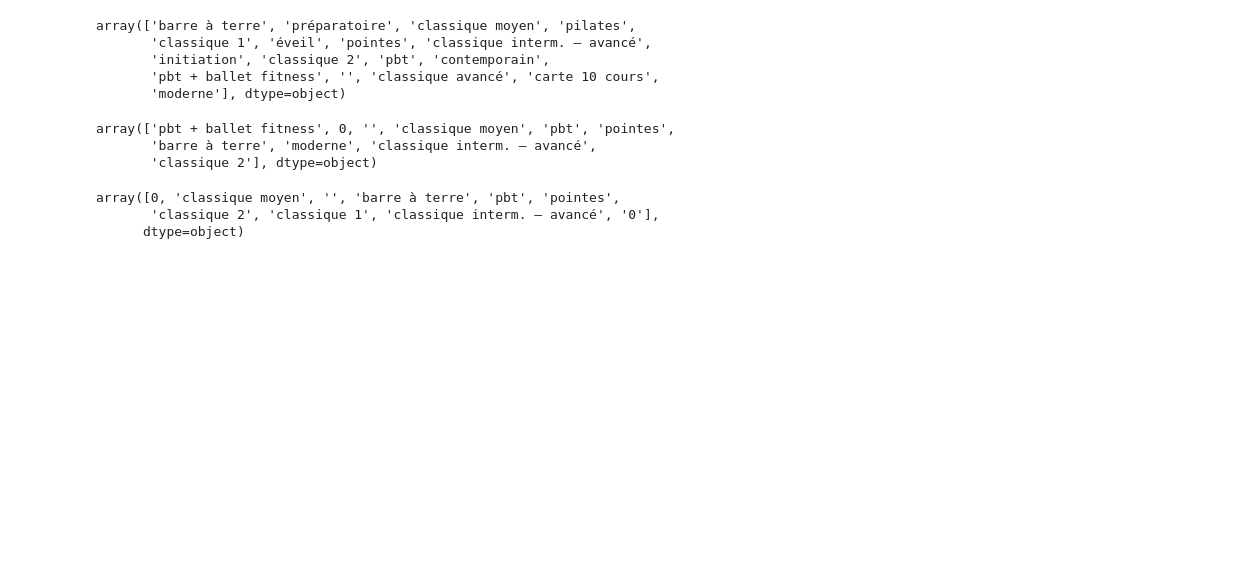
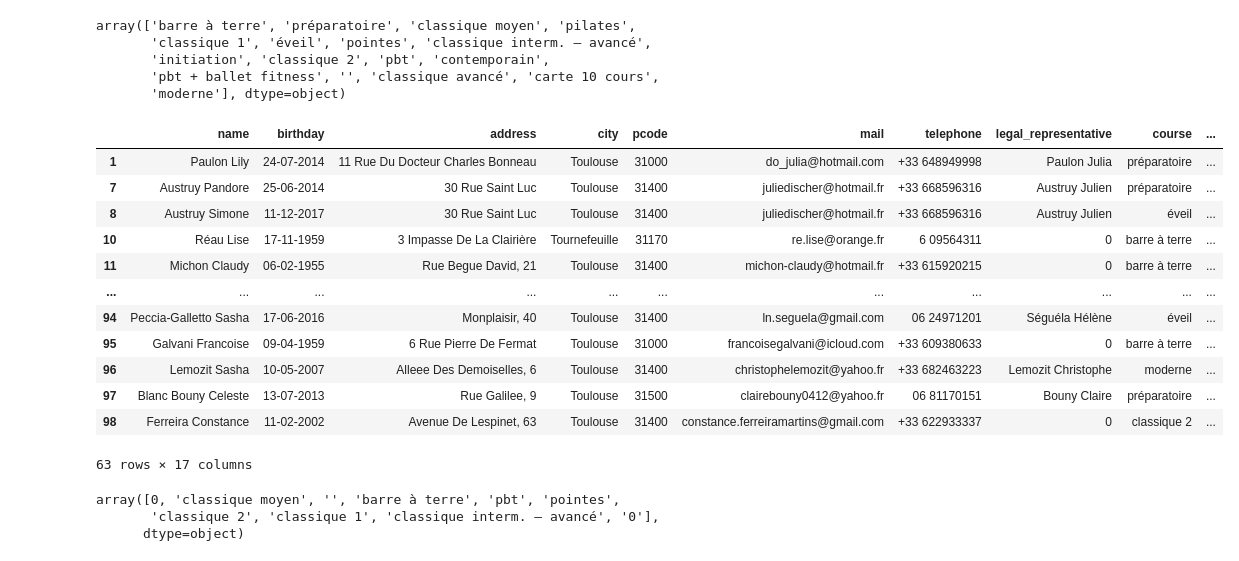
Before and after one commit to estefanialunardi/etl_pipeline_for_a_dance_school, a Jupyter notebook: school_registration.ipynb, the cells around one changed output. Drawn from its saved outputs; the diff is of its cells as text; code cells hidden in the pictures; blank space fills up the shorter version.

```diff
--- a/school_registration.ipynb
+++ b/school_registration.ipynb
@@ -466,21 +466,35 @@ array(['barre à terre', 'préparatoire', 'classique moyen', 'pilates',
 # %%
 attitude.course2.unique()
 for row in range(len(attitude.course2)):
     if attitude['course2'].iloc[row] != 0:
         attitude['course2'].iloc[row] = attitude['course2'].iloc[row].replace("Classiquee Avancé", "Classique Avancé").replace('barre à rerre', 'barre à terre').replace('Inter/ Avance', 'classique interm. – avancé').lower()
         if attitude['course2'].iloc[row] =='barre':
             attitude['course2'].iloc[row] = ("barre à terre")
         if attitude['course2'].iloc[row] =='classique interm':
             attitude['course2'].iloc[row] = ('classique interm. – avancé')
         if attitude['course2'].iloc[row] =='classique':
             attitude['course2'].iloc[row] = ("classique 1")
-    elif attitude['course2'].iloc[row] == "":
+    elif attitude['course2'].iloc[row] == 0:
+        attitude['course2'].iloc[row] == ""
+    else:
         attitude['course2'].iloc[row] == ""
 attitude.course2.unique()
+
+attitude[attitude.course2 ==0]
 # %% [output]
+|  | name | birthday | address | city | pcode | mail | telephone | legal_representative | course | ... |
+| 1 | Paulon Lily | 24-07-2014 | 11 Rue Du Docteur Charles Bonneau | Toulouse | 31000 | do_julia@hotmail.com | +33 648949998 | Paulon Julia | préparatoire | ... |
+| 7 | Austruy Pandore | 25-06-2014 | 30 Rue Saint Luc | Toulouse | 31400 | juliedischer@hotmail.fr | +33 668596316 | Austruy Julien | préparatoire | ... |
+| 8 | Austruy Simone | 11-12-2017 | 30 Rue Saint Luc | Toulouse | 31400 | juliedischer@hotmail.fr | +33 668596316 | Austruy Julien | éveil | ... |
+| 10 | Réau Lise | 17-11-1959 | 3 Impasse De La Clairière | Tournefeuille | 31170 | re.lise@orange.fr | 6 09564311 | 0 | barre à terre | ... |
+| 11 | Michon Claudy | 06-02-1955 | Rue Begue David, 21 | Toulouse | 31400 | michon-claudy@hotmail.fr | +33 615920215 | 0 | barre à terre | ... |
+| ... | ... | ... | ... | ... | ... | ... | ... | ... | ... | ... |
+| 94 | Peccia-Galletto Sasha | 17-06-2016 | Monplaisir, 40 | Toulouse | 31400 | ln.seguela@gmail.com | 06 24971201 | Séguéla Hélène | éveil | ... |
+| 95 | Galvani Francoise | 09-04-1959 | 6 Rue Pierre De Fermat | Toulouse | 31000 | francoisegalvani@icloud.com | +33 609380633 | 0 | barre à terre | ... |
+| 96 | Lemozit Sasha | 10-05-2007 | Alleee Des Demoiselles, 6 | Toulouse | 31400 | christophelemozit@yahoo.fr | +33 682463223 | Lemozit Christophe | moderne | ... |
+| 97 | Blanc Bouny Celeste | 13-07-2013 | Rue Galilee, 9 | Toulouse | 31500 | clairebouny0412@yahoo.fr | 06 81170151 | Bouny Claire | préparatoire | ... |
+| 98 | Ferreira Constance | 11-02-2002 | Avenue De Lespinet, 63 | Toulouse | 31400 | constance.ferreiramartins@gmail.com | +33 622933337 | 0 | classique 2 | ... |
-array(['pbt + ballet fitness', 0, '', 'classique moyen', 'pbt', 'pointes',
-       'barre à terre', 'moderne', 'classique interm. – avancé',
-       'classique 2'], dtype=object)
+63 rows × 17 columns
 # %%
 attitude.course3.unique()
 for row in range(len(attitude.course3)):
```
Also changed, not shown: parts of 18 cells of this notebook, 3 other files.
